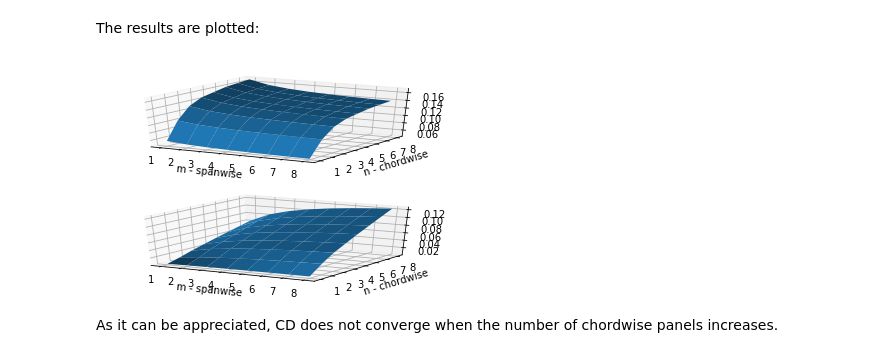
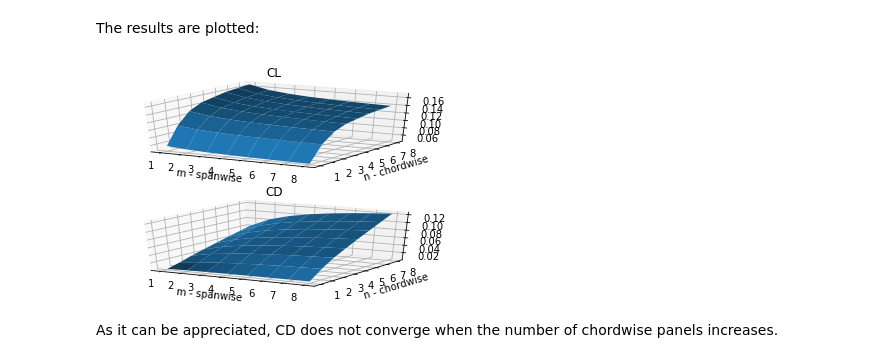
Before and after one commit to aqreed/PyVLM, a Jupyter notebook: issues/issue_CD_convergence.ipynb, the cells around one changed output. Saved outputs shown, nothing was run; the diff lists cells and outputs as text; code cells hidden in the pictures.

Commit message:
added subplot titles

```diff
--- a/issues/issue_CD_convergence.ipynb
+++ b/issues/issue_CD_convergence.ipynb
@@ -50,28 +50,31 @@ The results are plotted:
 # %%
 fig = plt.figure()
 ax1 = fig.add_subplot(2, 1, 1, projection='3d')
 ax2 = fig.add_subplot(2, 1, 2, projection='3d')
 
 X, Y = np.meshgrid(X, Y)
 
 ax1.plot_surface(X, Y, Zl)
+ax1.set_title("CL")
+
 ax2.plot_surface(X, Y, Zd)
+ax2.set_title("CD")
 
 ax1.set_xlabel('m - spanwise')
 ax1.set_ylabel('n - chordwise')
 ax2.set_xlabel('m - spanwise')
 ax2.set_ylabel('n - chordwise')
 
 ax1.xaxis.set_major_locator(MaxNLocator(integer=True))
 ax1.yaxis.set_major_locator(MaxNLocator(integer=True))
 ax2.xaxis.set_major_locator(MaxNLocator(integer=True))
 ax2.yaxis.set_major_locator(MaxNLocator(integer=True))
 
 ax1.set_zlabel('cl')
 ax2.set_zlabel('cd')
 
 plt.show()
 # %% [output]
-[figure, old version]
+[figure, new version]
 # %% [markdown]
 As it can be appreciated, CD does not converge when the number of chordwise panels increases.
```
